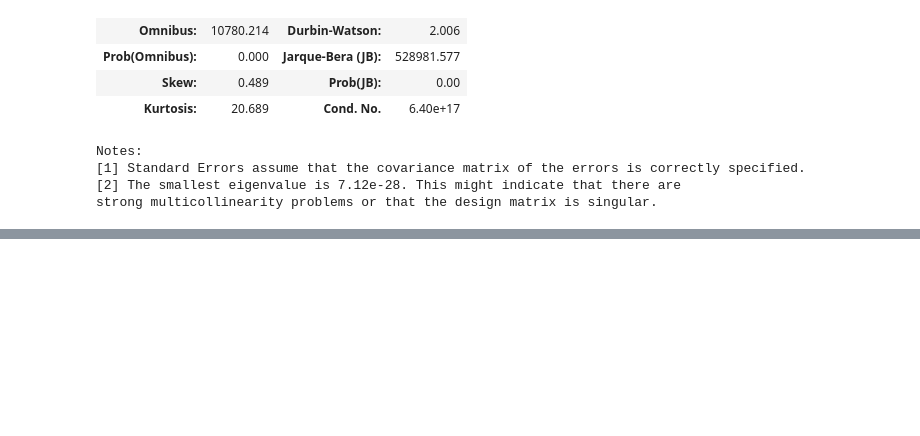
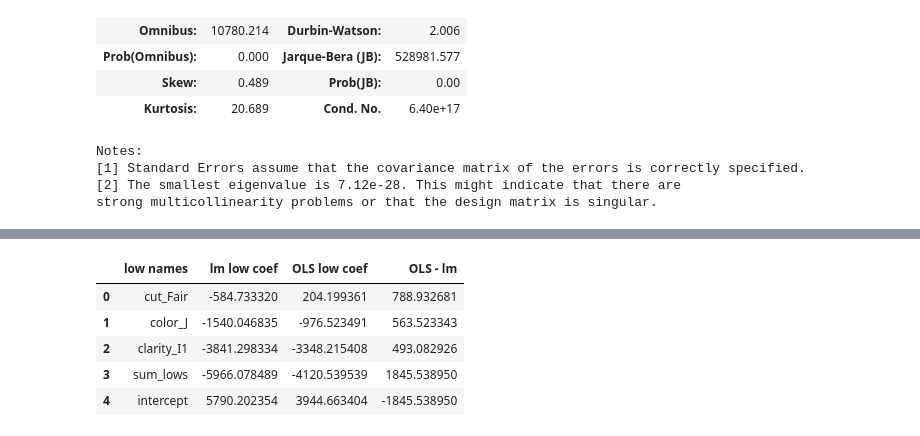
Before and after one commit to telwoo/final-project, a Jupyter notebook: import_provisional_data.ipynb, the cells around one changed output, grey strips where cells are left out. Cells and saved outputs as stored; diff of their text form; code cells hidden in the pictures; blank space fills up the shorter version.

Commit message:
sklearn.linear_model LinearRegression and the statsmodels.api OLS implementations are equivalent

```diff
--- a/import_provisional_data.ipynb
+++ b/import_provisional_data.ipynb
@@ -250,3 +262,6 @@ Notes:
 [1] Standard Errors assume that the covariance matrix of the errors is correctly specified.
 [2] The smallest eigenvalue is 7.12e-28. This might indicate that there are
 strong multicollinearity problems or that the design matrix is singular.
+# %%
+OLS_params = sm_OLS.params
+OLS_params
@@ -252,0 +295,27 @@ strong multicollinearity problems or that the design matrix is singular.
+# %%
+# Account for difference in intercept coefficients between model implementations.
+# Notice that the difference in the sum of the low coefficients (1845.5) is balanced out by
+# the difference in the intercept coefficients (-1845.5).
+row_names = ['cut_Fair', 'color_J', 'clarity_I1', 'sum_lows', 'intercept']
+
+lm_sum_lows = lm.coef_[10] + lm.coef_[17] + lm.coef_[25]
+lm_lows = [lm.coef_[10], lm.coef_[17], lm.coef_[25], lm_sum_lows, lm.intercept_]
+
+OLS_sum_lows = OLS_params.cut_Fair + OLS_params.color_J + OLS_params.clarity_I1
+OLS_lows = [OLS_params.cut_Fair, OLS_params.color_J, OLS_params.clarity_I1, OLS_sum_lows, OLS_params.const]
+
+OLS_lm_diff = [x - y for x, y in zip(OLS_lows, lm_lows)]
+
+mod_comp_df = pd.DataFrame({'low names': row_names,
+                            'lm low coef': lm_lows,
+                            'OLS low coef': OLS_lows,
+                            'OLS - lm': OLS_lm_diff
+                           })
+mod_comp_df
+# %% [output]
+|  | low names | lm low coef | OLS low coef | OLS - lm |
+| 0 | cut_Fair | -584.733320 | 204.199361 | 788.932681 |
+| 1 | color_J | -1540.046835 | -976.523491 | 563.523343 |
+| 2 | clarity_I1 | -3841.298334 | -3348.215408 | 493.082926 |
+| 3 | sum_lows | -5966.078489 | -4120.539539 | 1845.538950 |
+| 4 | intercept | 5790.202354 | 3944.663404 | -1845.538950 |
```
Also changed, not shown: parts of 5 cells of this notebook.
